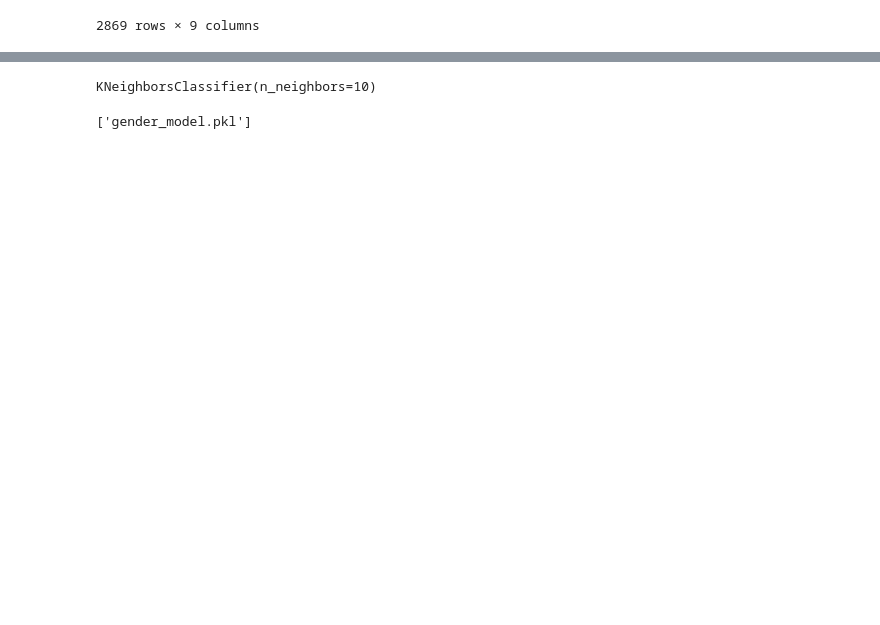
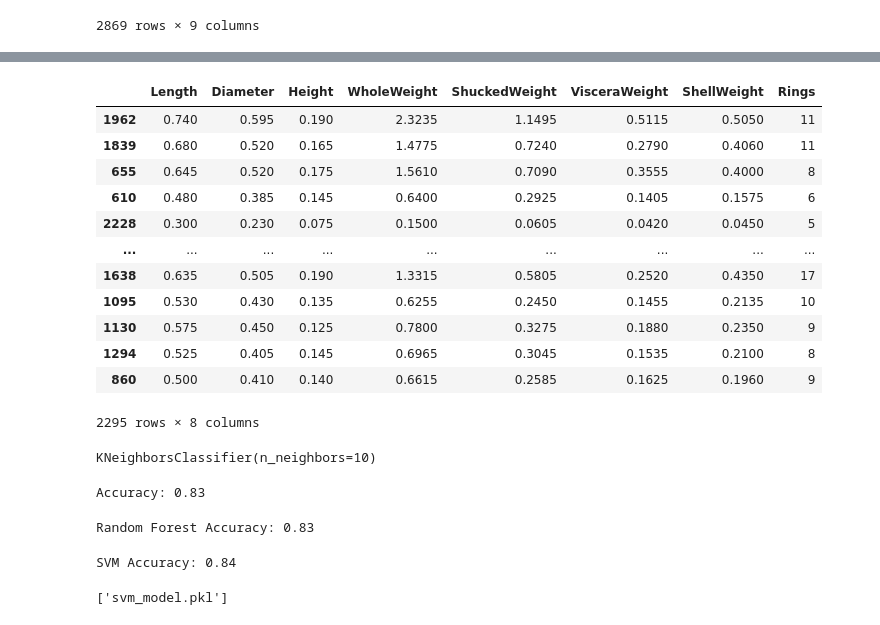
Before and after one commit to Kostiantyn-Klymenko/Classification_ML_project, a Jupyter notebook: PRoject 2 K nearest neighbors/Classification2.ipynb, the cells around one changed output, grey strips where cells are left out. Saved outputs shown, nothing was run; the diff lists cells and outputs as text; code cells hidden in the pictures; blank space fills up the shorter version.

```diff
--- a/PRoject 2 K nearest neighbors/Classification2.ipynb
+++ b/PRoject 2 K nearest neighbors/Classification2.ipynb
@@ -33,21 +33,60 @@ sns.scatterplot(x='Diameter', y='ShuckedWeight', data=data_geneder, hue='Gender'
 # %%
 from sklearn.neighbors import KNeighborsClassifier
 from sklearn.model_selection import train_test_split
 
-X = data_geneder[['Diameter', 'ShuckedWeight']]
+X = data_geneder.drop('Gender', axis=1  )
 y = data_geneder['Gender']
 
 X_train, X_test, y_train, y_test = train_test_split(X, y, test_size=0.2, random_state=42)
 
-knn_model = KNeighborsClassifier(n_neighbors=10)
-
-knn_model.fit(X_train, y_train)
+X_train
 # %% [output]
+|  | Length | Diameter | Height | WholeWeight | ShuckedWeight | VisceraWeight | ShellWeight | Rings |
+| 1962 | 0.740 | 0.595 | 0.190 | 2.3235 | 1.1495 | 0.5115 | 0.5050 | 11 |
+| 1839 | 0.680 | 0.520 | 0.165 | 1.4775 | 0.7240 | 0.2790 | 0.4060 | 11 |
+| 655 | 0.645 | 0.520 | 0.175 | 1.5610 | 0.7090 | 0.3555 | 0.4000 | 8 |
+| 610 | 0.480 | 0.385 | 0.145 | 0.6400 | 0.2925 | 0.1405 | 0.1575 | 6 |
+| 2228 | 0.300 | 0.230 | 0.075 | 0.1500 | 0.0605 | 0.0420 | 0.0450 | 5 |
+| ... | ... | ... | ... | ... | ... | ... | ... | ... |
+| 1638 | 0.635 | 0.505 | 0.190 | 1.3315 | 0.5805 | 0.2520 | 0.4350 | 17 |
+| 1095 | 0.530 | 0.430 | 0.135 | 0.6255 | 0.2450 | 0.1455 | 0.2135 | 10 |
+| 1130 | 0.575 | 0.450 | 0.125 | 0.7800 | 0.3275 | 0.1880 | 0.2350 | 9 |
+| 1294 | 0.525 | 0.405 | 0.145 | 0.6965 | 0.3045 | 0.1535 | 0.2100 | 8 |
+| 860 | 0.500 | 0.410 | 0.140 | 0.6615 | 0.2585 | 0.1625 | 0.1960 | 9 |
-KNeighborsClassifier(n_neighbors=10)
+2295 rows × 8 columns
+# %%
+knn_model = KNeighborsClassifier(n_neighbors=10)
+knn_model.fit(X_train, y_train)
+# %% [output]
+KNeighborsClassifier(n_neighbors=10)
+# %%
+# check accuracy
+accuracy = knn_model.score(X_test, y_test)
+print(f'Accuracy: {accuracy:.2f}')
+# %% [output]
+Accuracy: 0.83
+# %%
+## use another ML model
+from sklearn.ensemble import RandomForestClassifier
+rf_model = RandomForestClassifier(n_estimators=100, random_state=42)
+rf_model.fit(X_train, y_train)
+rf_accuracy = rf_model.score(X_test, y_test)
+print(f'Random Forest Accuracy: {rf_accuracy:.2f}')
+# %% [output]
+Random Forest Accuracy: 0.83
+# %%
+# use another ML model
+from sklearn.svm import SVC
+svm_model = SVC(kernel='linear', random_state=42)
+svm_model.fit(X_train, y_train)
+svm_accuracy = svm_model.score(X_test, y_test)
+print(f'SVM Accuracy: {svm_accuracy:.2f}')
+# %% [output]
+SVM Accuracy: 0.84
 # %%
 # save the model
 import joblib
-joblib.dump(knn_model, 'gender_model.pkl')
+joblib.dump(svm_model, 'svm_model.pkl')
 # %% [output]
-['gender_model.pkl']
+['svm_model.pkl']
 # %%
```
Also changed, not shown: parts of 5 cells of this notebook, 9 other files.
